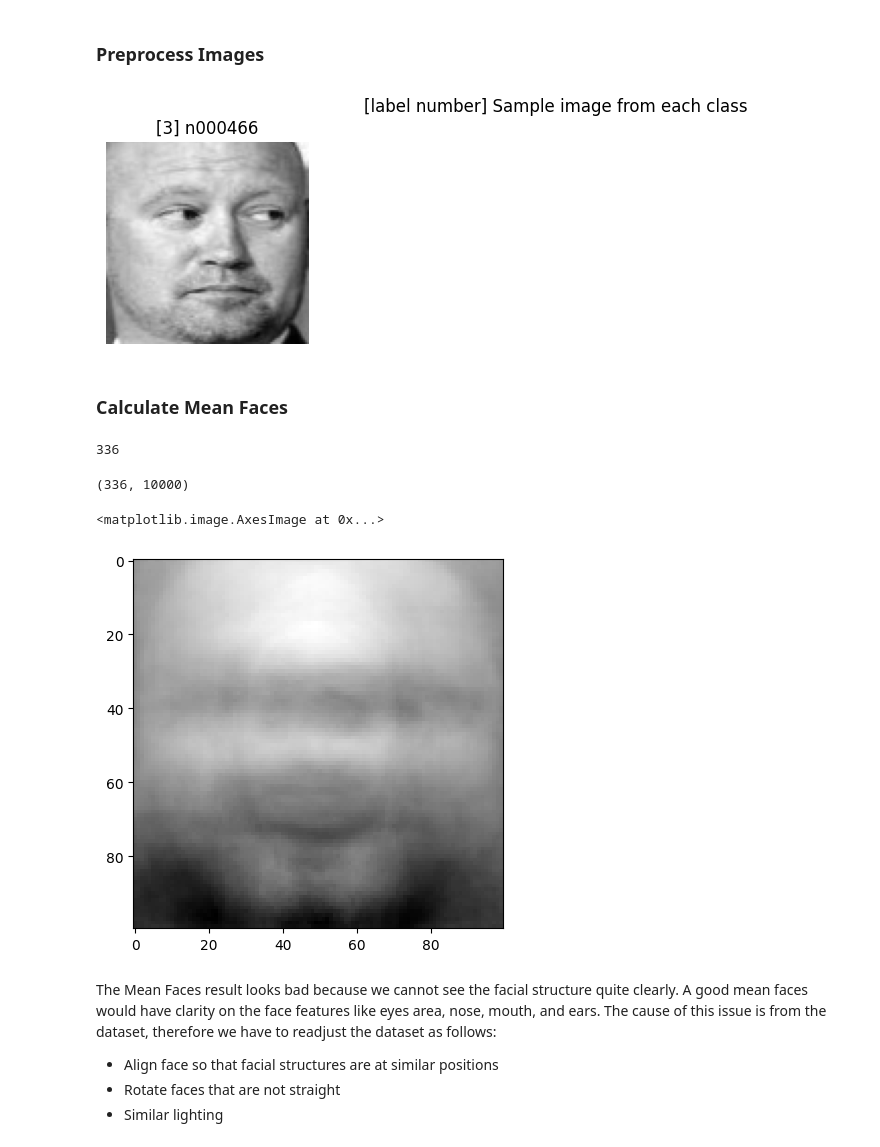
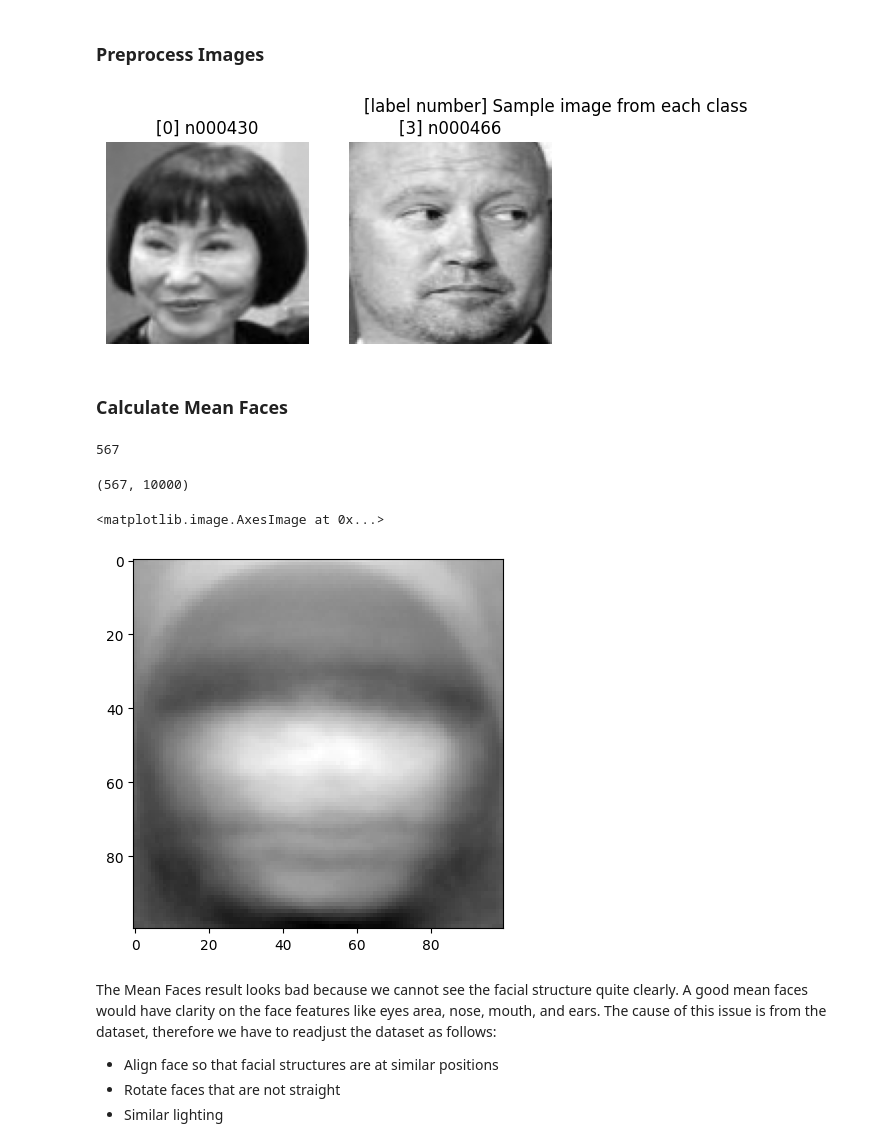
Before and after one commit to ReinerJasin/face_recognition_eigenfaces, a Jupyter notebook: project/face_recognition.ipynb, the cells around one changed output. Drawn from its saved outputs; the diff is of its cells as text; code cells hidden in the pictures.

```diff
--- a/project/face_recognition.ipynb
+++ b/project/face_recognition.ipynb
@@ -93,7 +93,9 @@ import cv2
 import os
 from pathlib import Path
 
+# data_dir = Path('../dataset/sample_dataset/train')
 data_dir = Path('../dataset/sample_dataset/train_cleaned')
+# data_dir = Path('../dataset/sample_dataset/train_cleaned_front')
 
 class_folder_list = []
 image_path_list = []
@@ -109,7 +111,6 @@ label_mapping = {
     'n000458': 1,
     'n000459': 2,
     'n000466': 3,
-    'n000430_2': 4,
     }
 
 plt.figure(figsize=(NUM_OF_CLASSES * 3, 3))
@@ -122,14 +123,14 @@ for class_folder in sorted(os.listdir(data_dir)):
         continue
 
     ### Code to Skip specific class
-    if class_folder == "n000430":
-        continue
+    # if class_folder == "n000430":
+    #     continue
     if class_folder == "n000458":
         continue
     if class_folder == "n000459":
         continue
     # if class_folder == "n000466":
-        # continue
+    #     continue
 
     # Save folder name in class_folder_list
     class_folder_list.append(class_folder)
@@ -163,44 +164,44 @@ for class_folder in sorted(os.listdir(data_dir)):
             plt.imshow(image, cmap="gray")
             plt.title(f'[{label_mapping[class_folder]}] {class_folder}')
             plt.suptitle('[label number] Sample image from each class')
             plt.axis('off')
 
             # DEBUG PRINT
             # print(image.shape)
             # print(image.flatten().shape)
             # print(image.flatten())
 
         image_list.append(image.flatten())
 
 plt.show()
 
 image_list = np.array(image_list)
 
 # DEBUG PRINT
 # print(type(image_list))
 # print(image_list.ndim)
 # print(image_list.shape)
 # print(image_list)
 # print()
 # print(image_list[:2])
 
 # print(class_folder_list)
 # print(image_path_list)
 # print(label_list)
 # print(len(image_path_list))
 # print(len(label_list))
 # %% [output]
-[figure, old version]
+[figure, new version]
 # %% [markdown]
 ### Calculate Mean Faces
 # %%
 len(image_list)
 # %% [output]
-336
+567
 # %%
 image_list.shape
 # %% [output]
-(336, 10000)
+(567, 10000)
 # %%
 # mean_faces = []
 
@@ -220,7 +221,7 @@ plt.imshow(mean_faces_reshaped, cmap='gray')
 # Compute the average of each pixel
 # %% [output]
 <matplotlib.image.AxesImage at 0x...>
-[figure, old version]
+[figure, new version]
 # %% [markdown]
 The Mean Faces result looks bad because we cannot see the facial structure quite clearly. A good mean faces would have clarity on the face features like eyes area, nose, mouth, and ears. The cause of this issue is from the dataset, therefore we have to readjust the dataset as follows:
 * Align face so that facial structures are at similar positions
```
Also changed, not shown: parts of 12 cells of this notebook.
